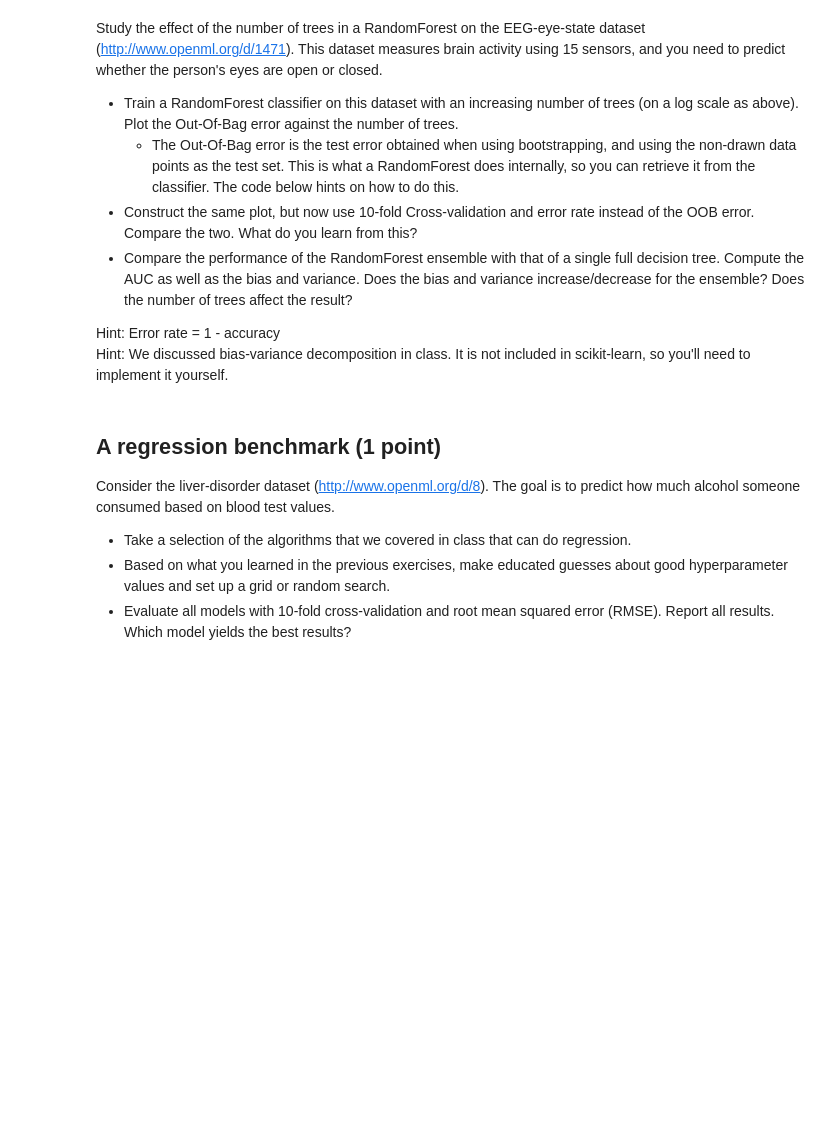
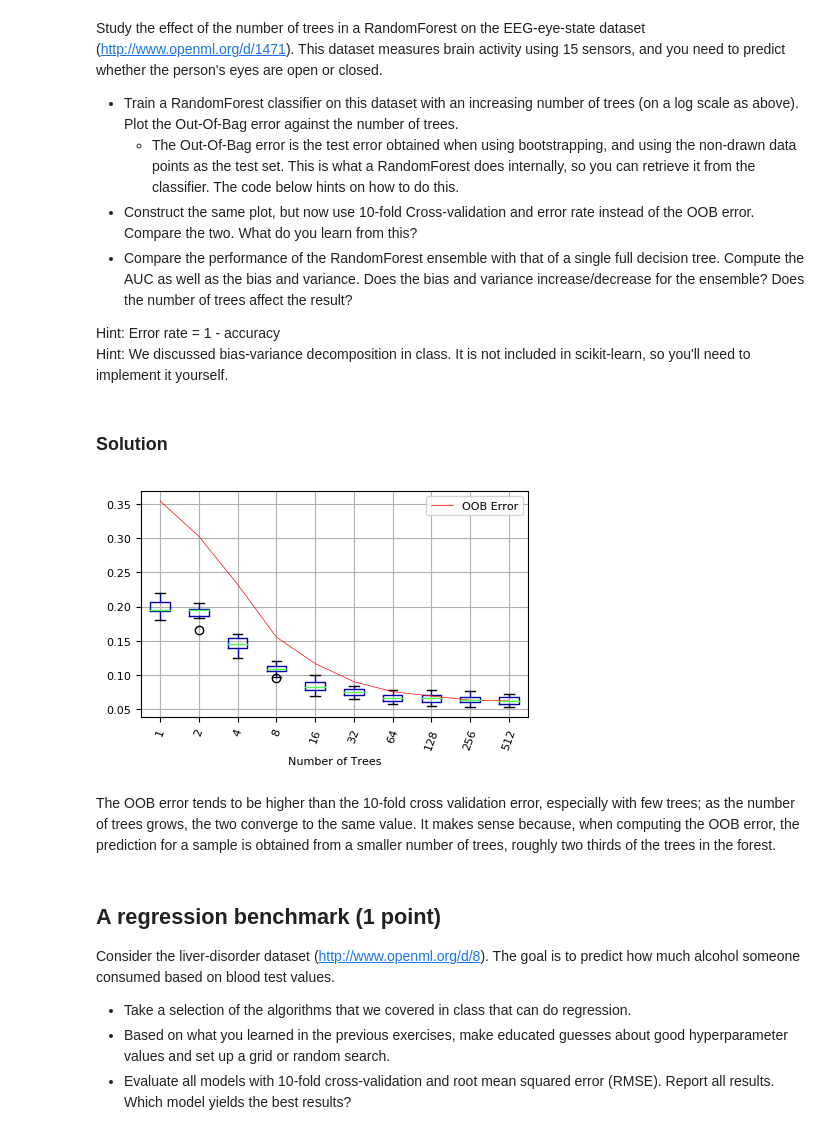
Before and after one commit to e-dorigatti/ML-course, a Jupyter notebook: assignment1-solution.ipynb, the cells around one changed output. Drawn from its saved outputs; the diff is of its cells as text; code cells hidden in the pictures; blank space fills up the shorter version.

Commit message:
forests

```diff
--- a/assignment1-solution.ipynb
+++ b/assignment1-solution.ipynb
@@ -504,3 +488,46 @@ clf.fit(X, y)
+# %% [markdown]
+### Solution
+# %%
+from numpy.random import permutation
+from sklearn import ensemble
+from sklearn.model_selection import cross_val_score,train_test_split, StratifiedKFold
+
+
+DEBUG = False
+if DEBUG:
+    print('*** DEBUG RUN ***')
+    n_trees = [1, 10, 50]
+else:
+    n_trees = [2**i for i in range(10)]
+
+# shuffle data (not doing it causes problems with cross validation)
+perm = permutation(X.shape[0])
+X = X[perm]
+y = y[perm]
+
+scores_cv, scores_oob = [], []
+for nt in n_trees:
+    rfc = ensemble.RandomForestClassifier(
+        n_estimators=nt, oob_score=True, n_jobs=-1
+    );
+    rfc.fit(X, y);
+    scores_oob.append(1 - rfc.oob_score_);
+
+    rfc = ensemble.RandomForestClassifier(n_estimators=nt);
+    accuracies = cross_val_score(rfc, X, y, cv=10,
+                                 n_jobs=-1, scoring='accuracy')
+    scores_cv.append([1 - acc for acc in accuracies])
+
+plt.xlabel('Number of Trees')
+df = pd.DataFrame(scores_cv, index=n_trees);
+df.T.boxplot(rot=70);
+plt.plot(range(1, len(scores_oob) + 1), scores_oob, 'r-', label='OOB Error')
+plt.legend(loc='best')
+plt.show();
+# %% [output]
+[figure, added]
+# %% [markdown]
+The OOB error tends to be higher than the 10-fold cross validation error, especially with few trees; as the number of trees grows, the two converge to the same value. It makes sense because, when computing the OOB error, the prediction for a sample is obtained from a smaller number of trees, roughly two thirds of the trees in the forest.
 # %% [markdown]
 ## A regression benchmark (1 point)
 Consider the liver-disorder dataset (http://www.openml.org/d/8). The goal is to predict how much alcohol someone consumed based on blood test values.
```
Also changed, not shown: parts of 10 cells of this notebook.
